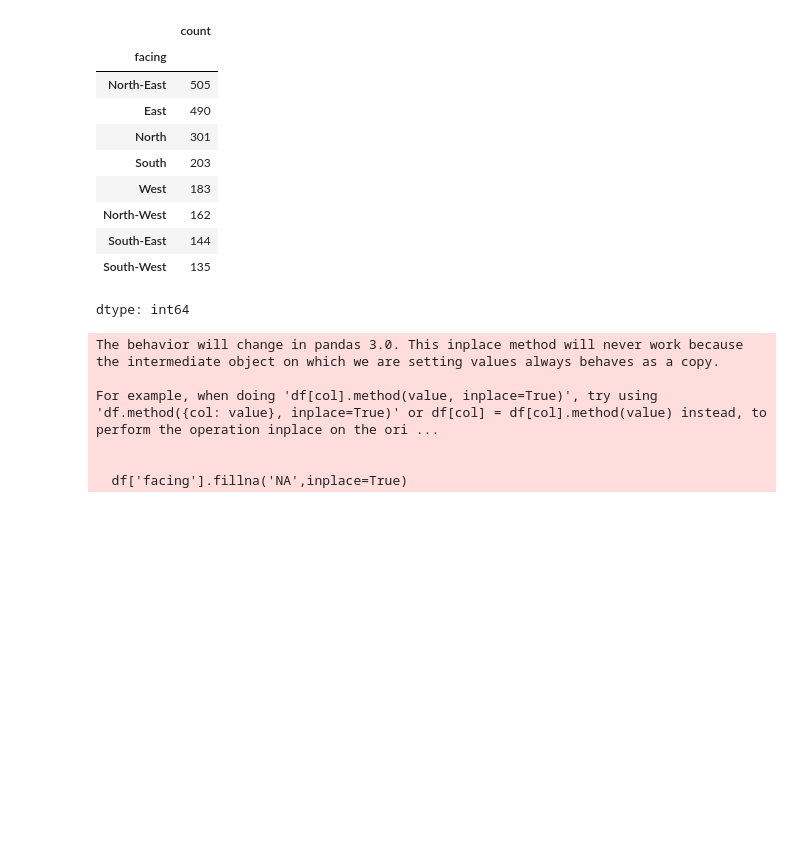
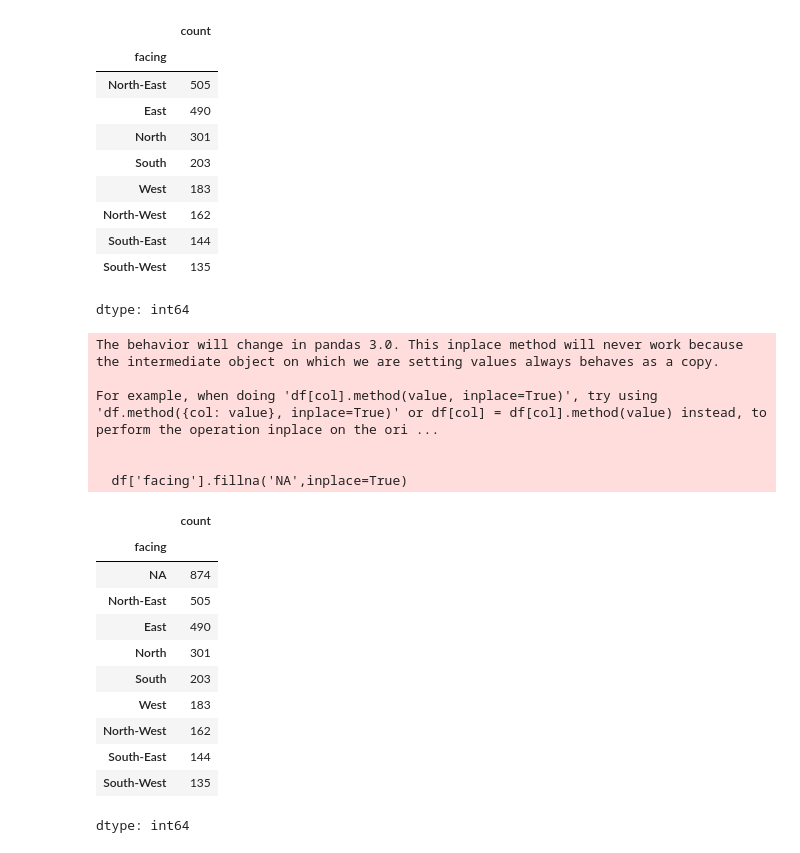
Before and after one commit to udaybhaskar29/House-Price-Prediction, a Jupyter notebook: house_price_prediction.ipynb, the cells around one changed output. Drawn from its saved outputs; the diff is of its cells as text; code cells hidden in the pictures; blank space fills up the shorter version.

```diff
--- a/house_price_prediction.ipynb
+++ b/house_price_prediction.ipynb
@@ -495,3 +495,18 @@ For example, when doing 'df[col].method(value, inplace=True)', try using 'df.met
 
 
   df['facing'].fillna('NA',inplace=True)
+# %%
+df['facing'].value_counts()
+# %% [output]
+|  | count |
+| facing |  |
+| NA | 874 |
+| North-East | 505 |
+| East | 490 |
+| North | 301 |
+| South | 203 |
+| West | 183 |
+| North-West | 162 |
+| South-East | 144 |
+| South-West | 135 |
+dtype: int64
```
Also changed, not shown: parts of 5 cells of this notebook.
